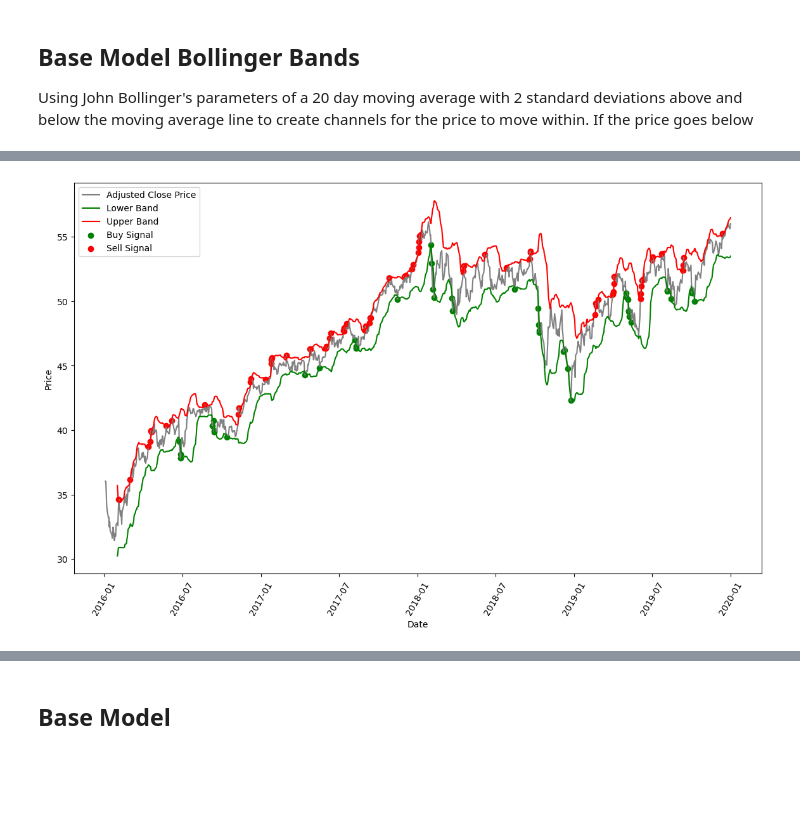
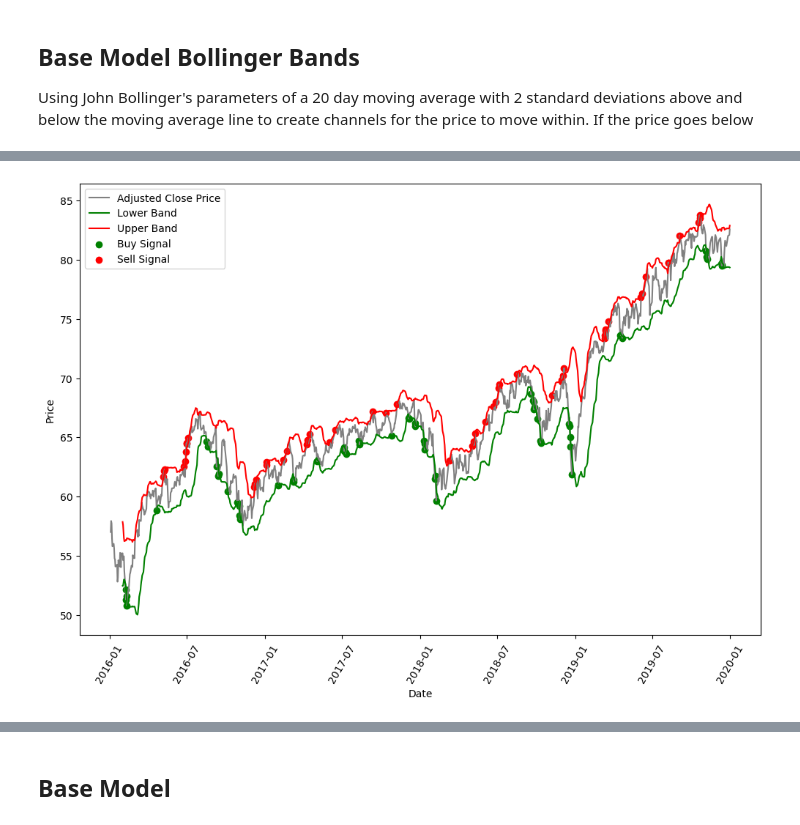
Before and after one commit to bennicholson2/Enhancing-Technical-Analysis-with-Data-Science, a Jupyter notebook: bollinger_bands.ipynb, the cells around one changed output, grey strips where cells are left out. Saved outputs shown, nothing was run; the diff lists cells and outputs as text; code cells hidden in the pictures; blank space fills up the shorter version.

```diff
--- a/bollinger_bands.ipynb
+++ b/bollinger_bands.ipynb
@@ -133,7 +134,7 @@ def track_investment_history(tickers, periods, initial_investment_df, data_df,
                         })
 
                 elif row['Signal'] == 'Sell':
-                    amount_to_sell = percentage_for_purchase_sell * shares_value
+                    amount_to_sell = percentage_for_purchase_sell * portfolio_balance # made a change to make it portfolio balance rather than amount in stock account
                     # Check if there are enough shares to sell
                     if shares_value >= amount_to_sell:
                         shares_to_sell = amount_to_sell / row['Adj Close']
@@ -210,14 +211,14 @@ sector_etf_tickers = [
 # %%
 # create time periods for where this takes place
 economic_cycle_periods = {
-    'all_data':('2000-01-01','2024-08-01'),
+
     "trough": ("2008-01-01", "2009-07-01"),
     "contraction": ("2020-02-01", "2020-04-01"),
     "expansion": ("2016-01-01", "2020-01-01"),
     "recovery": ("2020-10-01", "2024-09-02")
 }
 
-economic_cycle_periods_list = ['all_data','trough','contraction','expansion','recovery']
+economic_cycle_periods_list = ['trough','contraction','expansion','recovery']
 # %%
 # save data for sector etfs from 2000 to 2024-08-01
 sector_etf_data = download_stock_data_for_periods(sector_etf_tickers,economic_cycle_periods)
@@ -314,7 +315,7 @@ def plot_with_boll_bands(bollinger_data,investment_tracking_df):
     bollinger_data['Buy Data'] = buy_data
     bollinger_data['Sell Data'] = sell_data
 
-    plt.figure(figsize=(14,8))
+    plt.figure(figsize=(12,8))
 
     plt.plot(bollinger_data.index,bollinger_data['Adj Close'],color='grey',label='Adjusted Close Price')
     plt.plot(bollinger_data.index,bollinger_data['lower_band'],color='green',label='Lower Band',linestyle='-')
@@ -339,16 +358,20 @@ for ticker in sector_etf_tickers:
 # %%
-bollinger_investment = 10000
+# give each $1000 to buy stock
+bollinger_investment = 100
 
-percentage_to_buy =0.05
+# set the static parameter to purchase stocks
+percentage_to_buy = 0.05
 
+# set the static parameter to sell stocks
 percentage_to_sell = 0.05
 
-investment_tracking = pd.DataFrame(bollinger_investment,index=sector_etf_tickers,columns=economic_cycle_periods_list)
+# track
+bollinger_band_investment_tracking = pd.DataFrame(bollinger_investment,index=sector_etf_tickers,columns=economic_cycle_periods_list)
 
 bollinger_portfolio_investment = track_investment_history(
     sector_etf_tickers,
     economic_cycle_periods_list,
-    investment_tracking,
+    bollinger_band_investment_tracking,
     sector_etf_data,
     percentage_to_buy,
     percentage_to_sell
@@ -356,5 +396,5 @@ bollinger_portfolio_investment = track_investment_history(
 # %%
-# show an example
-plot_with_boll_bands(sector_etf_data['expansion']['XLB'],bollinger_portfolio_investment['expansion']['XLB'])
+# show the same example but with bollinger bands plotted
+plot_with_boll_bands(sector_etf_data['expansion']['IYR'],bollinger_portfolio_investment['expansion']['IYR'])
 # %% [output]
-[figure, old version]
+[figure, new version]
```
Also changed, not shown: parts of 26 cells of this notebook, 4 other files.
